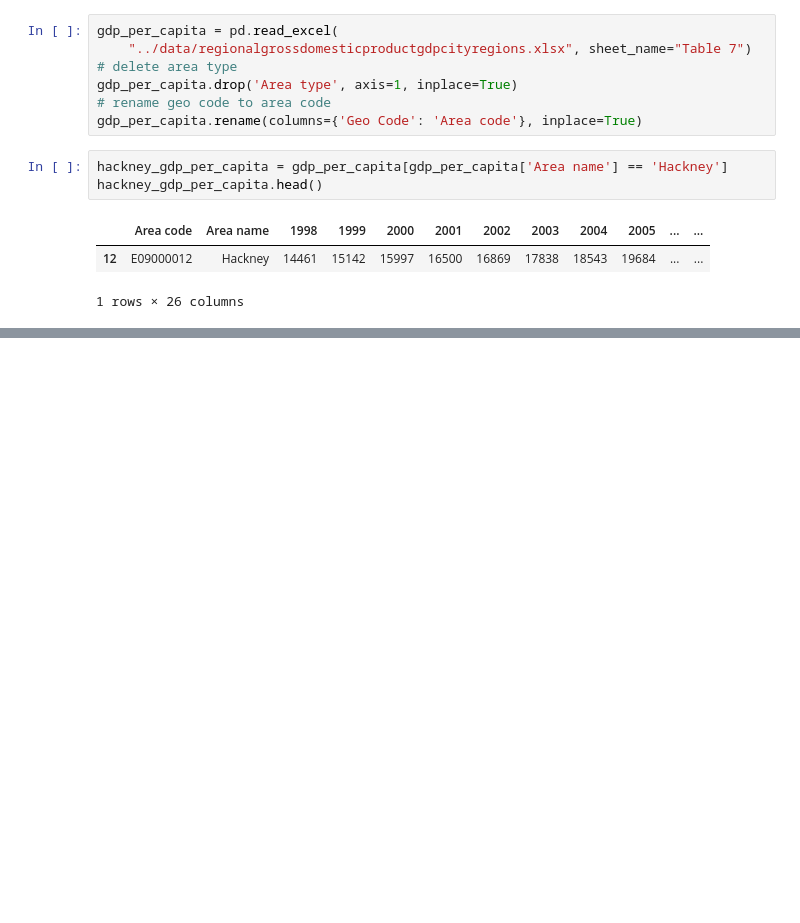
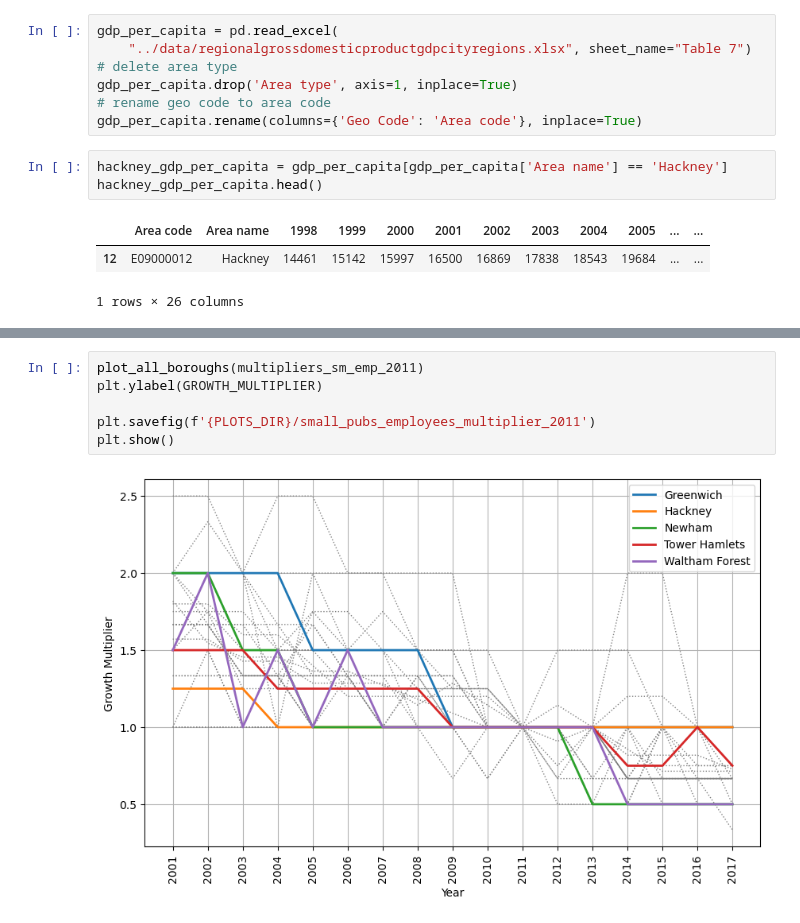
Before and after one commit to Ad1thya-R/data-food-drink, a Jupyter notebook: notebooks/Pubs and Bars.ipynb, the cells around one changed output, grey strips where cells are left out. Cells and saved outputs as stored; diff of their text form; blank space fills up the shorter version.

```diff
--- a/notebooks/Pubs and Bars.ipynb
+++ b/notebooks/Pubs and Bars.ipynb
@@ -309,0 +310,8 @@ NameError: name 'plot_boroughs_earlier' is not defined
+# %%
+plot_all_boroughs(multipliers_sm_emp_2011)
+plt.ylabel(GROWTH_MULTIPLIER)
+
+plt.savefig(f'{PLOTS_DIR}/small_pubs_employees_multiplier_2011')
+plt.show()
+# %% [output]
+[figure, added]
```
Also changed, not shown: parts of 23 cells of this notebook, 18 other files.
